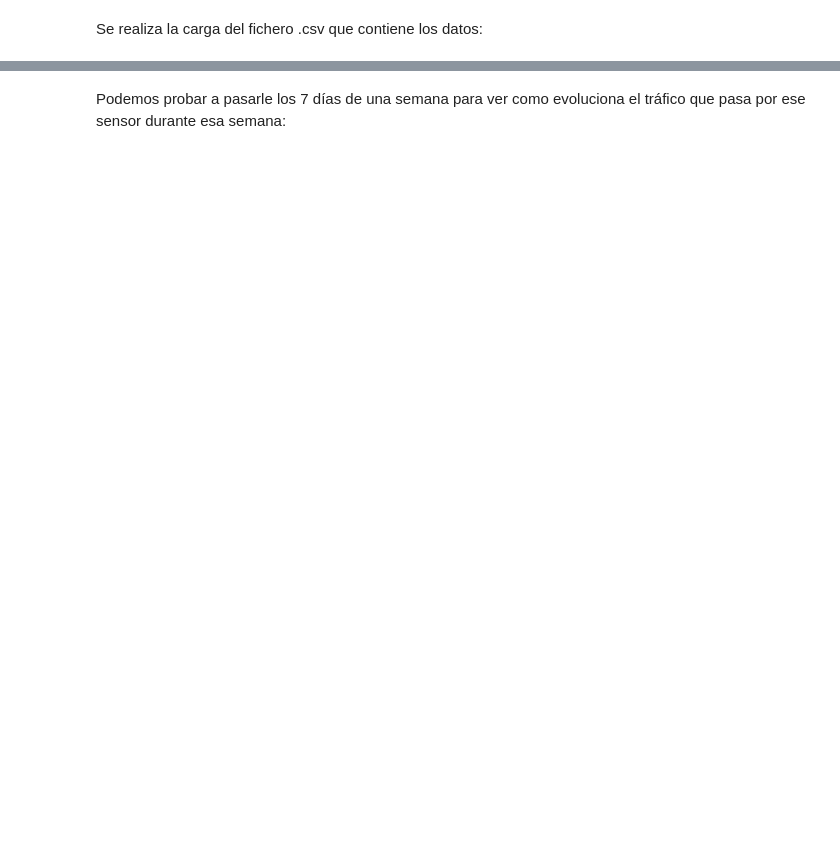
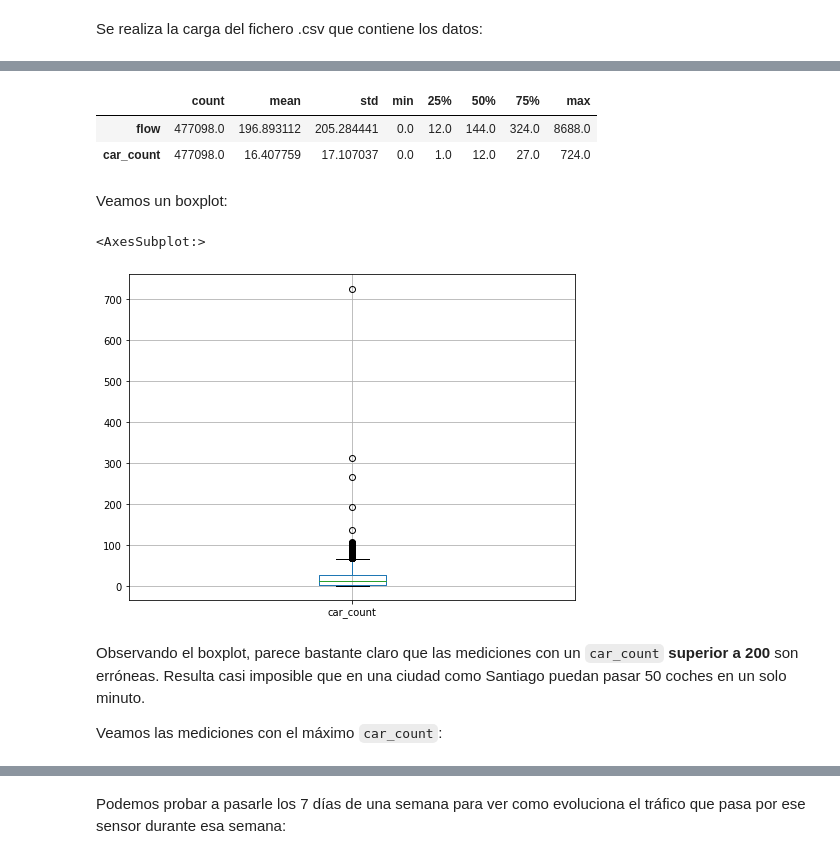
Before and after one commit to albertopmp/TFG, a Jupyter notebook: src/TrafficFlow.ipynb, the cells around one changed output, grey strips where cells are left out. Saved outputs shown, nothing was run; the diff lists cells and outputs as text; code cells hidden in the pictures; blank space fills up the shorter version.

```diff
--- a/src/TrafficFlow.ipynb
+++ b/src/TrafficFlow.ipynb
@@ -71,0 +200,4 @@ df.describe().transpose()
+# %%
+lista_sensores = ['PM016', 'PM020', 'PM024', 'PM030', 'PM031', 'PM032', 'PM033', 'PM034', 'PM072', 'PM076', 'PM077', 'PM079']
+
+df = df.loc[df['sensor'].isin(lista_sensores)]
@@ -71,0 +215,18 @@ df.describe().transpose()
+# %%
+df.describe().transpose()
+# %% [output]
+|  | count | mean | std | min | 25% | 50% | 75% | max |
+| flow | 477098.0 | 196.893112 | 205.284441 | 0.0 | 12.0 | 144.0 | 324.0 | 8688.0 |
+| car_count | 477098.0 | 16.407759 | 17.107037 | 0.0 | 1.0 | 12.0 | 27.0 | 724.0 |
+# %% [markdown]
+Veamos un boxplot:
+# %%
+df.boxplot(column=['car_count'])
+# %% [output]
+<AxesSubplot:>
+[figure, added]
+# %% [markdown]
+Observando el boxplot, parece bastante claro que las mediciones con un `car_count` **superior a 200** son erróneas. Resulta
+casi imposible que en una ciudad como Santiago puedan pasar 50 coches en un solo minuto.
+
+Veamos las mediciones con el máximo `car_count`:
```
Also changed, not shown: parts of 60 cells of this notebook.
